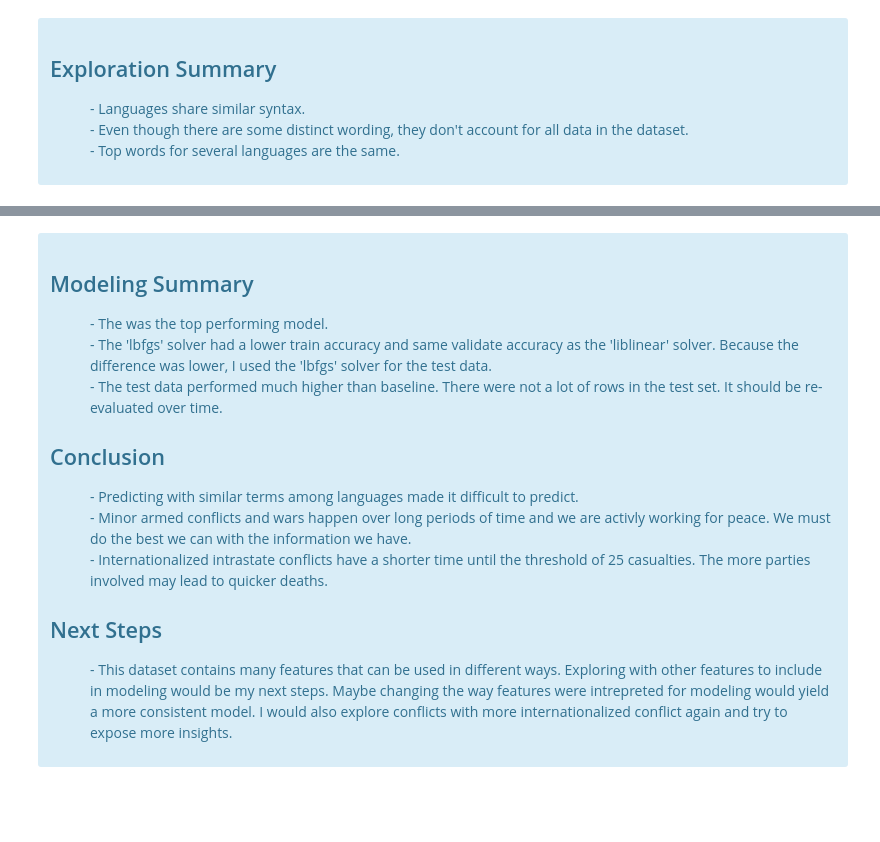
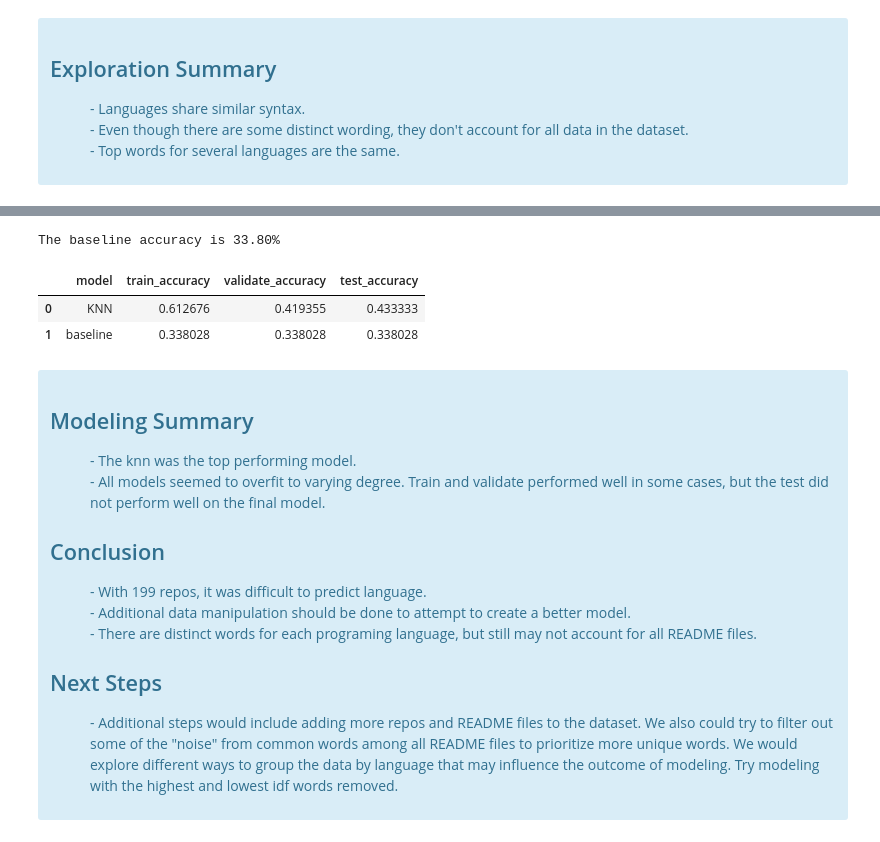
Before and after one commit to NLP-mini-project/NLP-MVP, a Jupyter notebook: final-report.ipynb, the cells around one changed output, grey strips where cells are left out. Drawn from its saved outputs; the diff is of its cells as text; code cells hidden in the pictures; blank space fills up the shorter version.

```diff
--- a/final-report.ipynb
+++ b/final-report.ipynb
@@ -230,26 +228,30 @@ mod.models(train, val)
 # %%
 #running the test data through the model
-mod.test(train, val, test)
+mod.best_model(df, 'lemmatized')
+# %% [output]
+The baseline accuracy is 33.80%
+|  | model | train_accuracy | validate_accuracy | test_accuracy |
+| 0 | KNN | 0.612676 | 0.419355 | 0.433333 |
+| 1 | baseline | 0.338028 | 0.338028 | 0.338028 |
 # %% [markdown]
 <div class="alert alert-info">
     <header>
     <h2>Modeling Summary</h2>
     </header>
     <dl>
-        <dd>- The  was the top performing model.</dd>
-        <dd>- The 'lbfgs' solver had a lower train accuracy and same validate accuracy as the 'liblinear' solver. Because the difference was lower, I used the 'lbfgs' solver for the test data.</dd>
-        <dd>- The test data performed much higher than baseline. There were not a lot of rows in the test set. It should be re-evaluated over time.</dd>
+        <dd>- The knn was the top performing model.</dd>
+        <dd>- All models seemed to overfit to varying degree. Train and validate performed well in some cases, but the test did not perform well on the final model.</dd>
     </dl>
     <header>
     <h2>Conclusion</h2>
     </header>
         <dl>
-        <dd>- Predicting with similar terms among languages made it difficult to predict.</dd>
-        <dd>- Minor armed conflicts and wars happen over long periods of time and we are activly working for peace. We must do the best we can with the information we have.</dd>
-        <dd>- Internationalized intrastate conflicts have a shorter time until the threshold of 25 casualties. The more parties involved may lead to quicker deaths.</dd>
+        <dd>- With 199 repos, it was difficult to predict language.</dd>
+        <dd>- Additional data manipulation should be done to attempt to create a better model.</dd>
+        <dd>- There are distinct words for each programing language, but still may not account for all README files.</dd>
     <header>
     <h2>Next Steps</h2>
     </header>
-        <dd>- This dataset contains many features that can be used in different ways. Exploring with other features to include in modeling would be my next steps. Maybe changing the way features were intrepreted for modeling would yield a more consistent model. I would also explore conflicts with more internationalized conflict again and try to expose more insights.</dd>
+        <dd>- Additional steps would include adding more repos and README files to the dataset. We also could try to filter out some of the "noise" from common words among all README files to prioritize more unique words. We would explore different ways to group the data by language that may influence the outcome of modeling. Try modeling with the highest and lowest idf words removed.</dd>
     </dl>
 </div>
```
Also changed, not shown: parts of 21 cells of this notebook.
